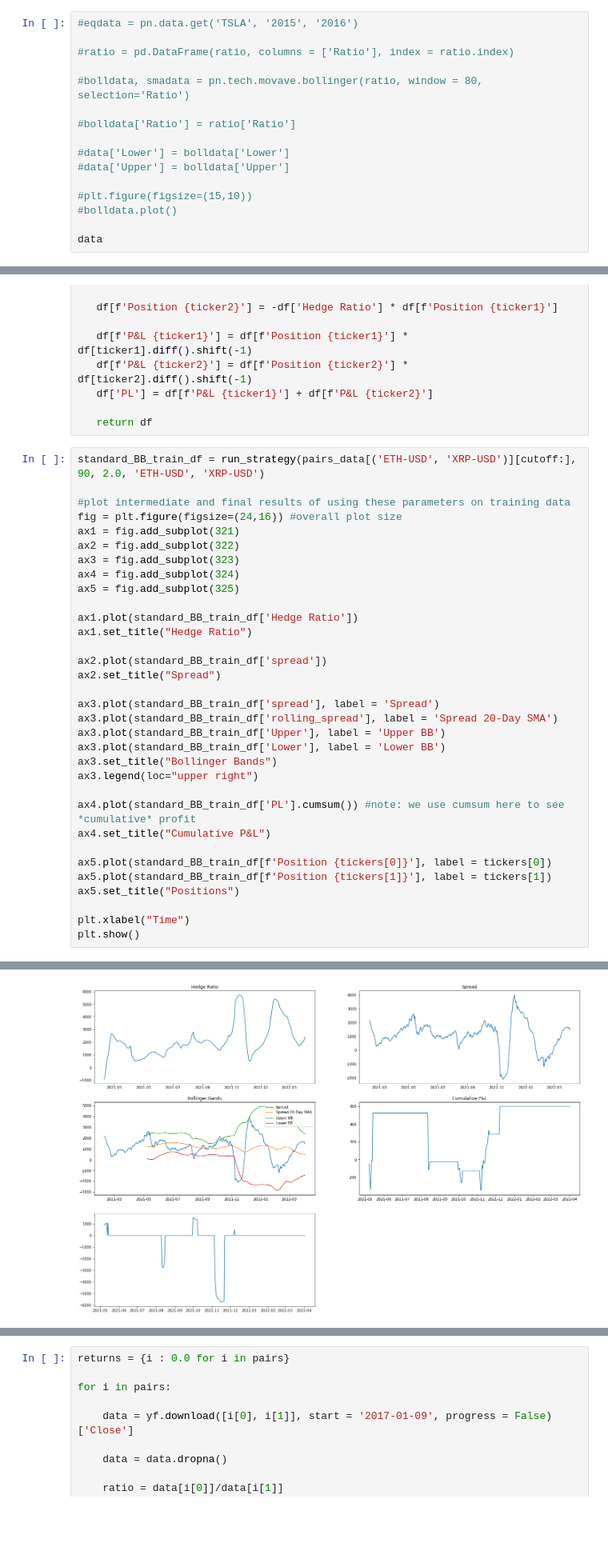
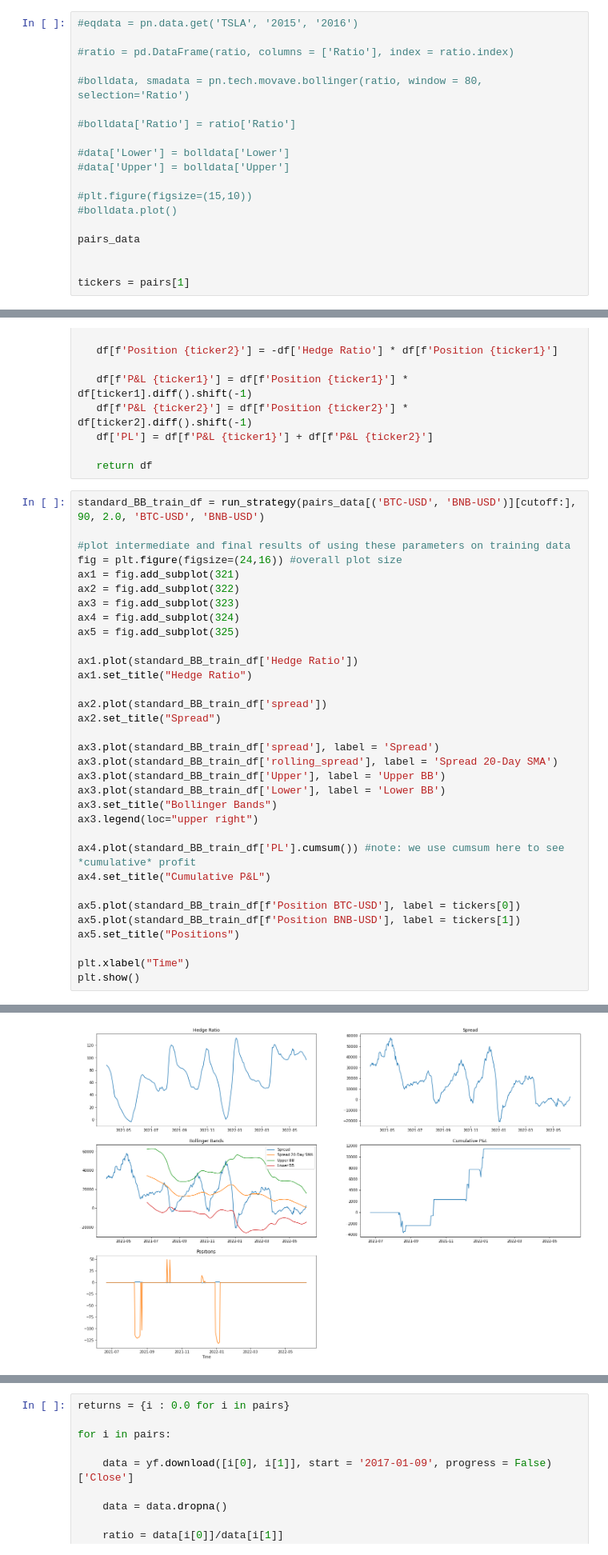
Before and after one commit to Rhys2024/740, a Jupyter notebook: Stuff.ipynb, the cells around one changed output, grey strips where cells are left out. Shown at 80% size. Cells and saved outputs as stored; diff of their text form; blank space fills up the shorter version.

```diff
--- a/Stuff.ipynb
+++ b/Stuff.ipynb
@@ -66,4 +64,7 @@ pairs
 #plt.figure(figsize=(15,10))
 #bolldata.plot()
 
-data
+pairs_data
+
+
+tickers = pairs[1]
@@ -119,7 +105,7 @@ def run_strategy(stuff, lookback, width, ticker1, ticker2):
 
    return df
 # %%
-standard_BB_train_df = run_strategy(pairs_data[('ETH-USD', 'XRP-USD')][cutoff:], 90, 2.0, 'ETH-USD', 'XRP-USD')
+standard_BB_train_df = run_strategy(pairs_data[('BTC-USD', 'BNB-USD')][cutoff:], 90, 2.0, 'BTC-USD', 'BNB-USD')
 
 #plot intermediate and final results of using these parameters on training data
 fig = plt.figure(figsize=(24,16)) #overall plot size
@@ -145,8 +131,8 @@ ax3.legend(loc="upper right")
 ax4.plot(standard_BB_train_df['PL'].cumsum()) #note: we use cumsum here to see *cumulative* profit
 ax4.set_title("Cumulative P&L")
 
-ax5.plot(standard_BB_train_df[f'Position {tickers[0]}'], label = tickers[0])
-ax5.plot(standard_BB_train_df[f'Position {tickers[1]}'], label = tickers[1])
+ax5.plot(standard_BB_train_df[f'Position BTC-USD'], label = tickers[0])
+ax5.plot(standard_BB_train_df[f'Position BNB-USD'], label = tickers[1])
 ax5.set_title("Positions")
 
 plt.xlabel("Time")
@@ -156 +141 @@ KeyError: 'Position SOL-USD'
-[figure, old version]
+[figure, new version]
```
Also changed, not shown: parts of 6 cells of this notebook, 17 other files.
